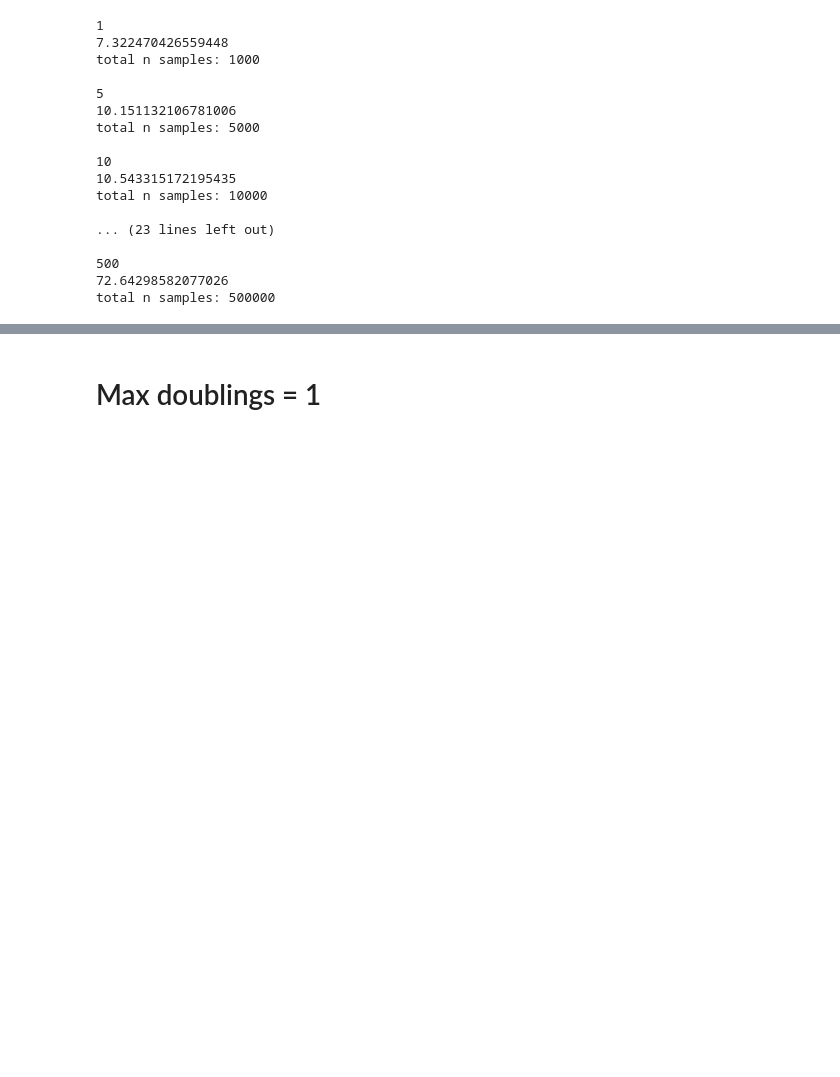
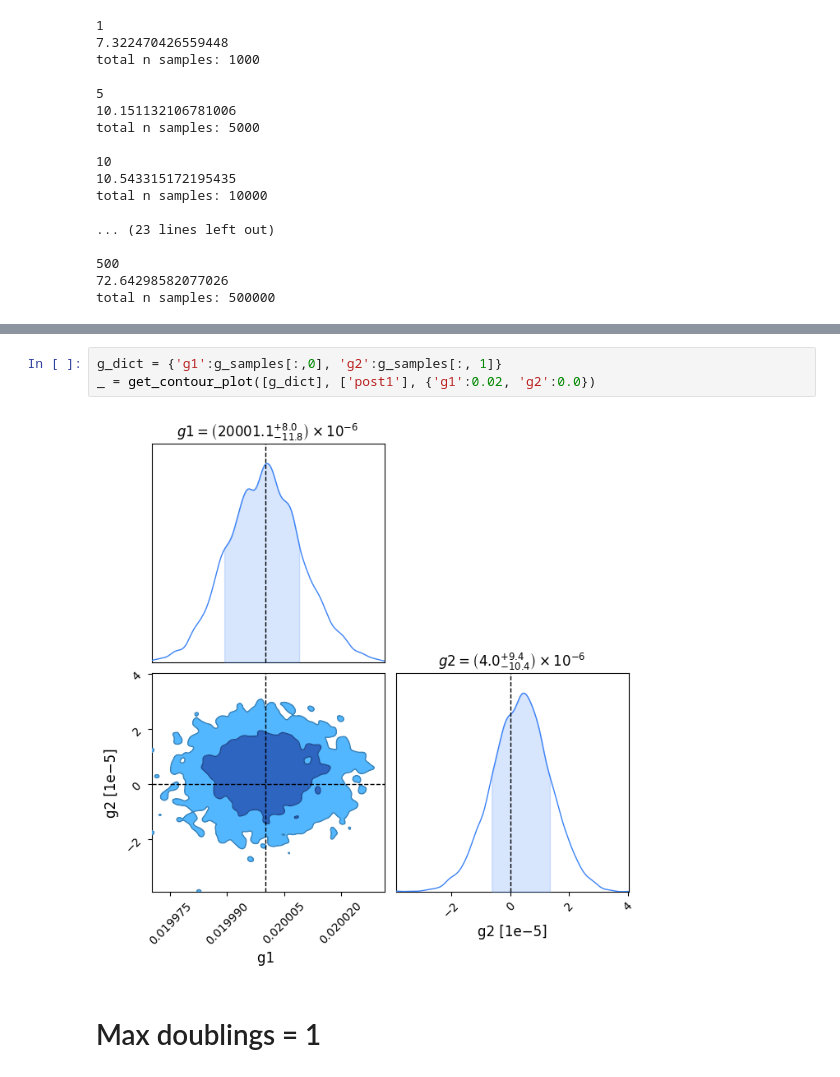
Before and after one commit to LSSTDESC/BPD, a Jupyter notebook: notebooks/summary-results1.ipynb, the cells around one changed output, grey strips where cells are left out. Saved outputs shown, nothing was run; the diff lists cells and outputs as text; blank space fills up the shorter version.

Commit message:
contours and other results

```diff
--- a/notebooks/summary-results1.ipynb
+++ b/notebooks/summary-results1.ipynb
@@ -316,3 +349,8 @@ total n samples: 500000
+# %%
+g_dict = {'g1':g_samples[:,0], 'g2':g_samples[:, 1]}
+_ = get_contour_plot([g_dict], ['post1'], {'g1':0.02, 'g2':0.0})
+# %% [output]
+[figure, added]
 # %% [markdown]
 # Max doublings = 1
 # %%
```
Also changed, not shown: parts of 10 cells of this notebook.
